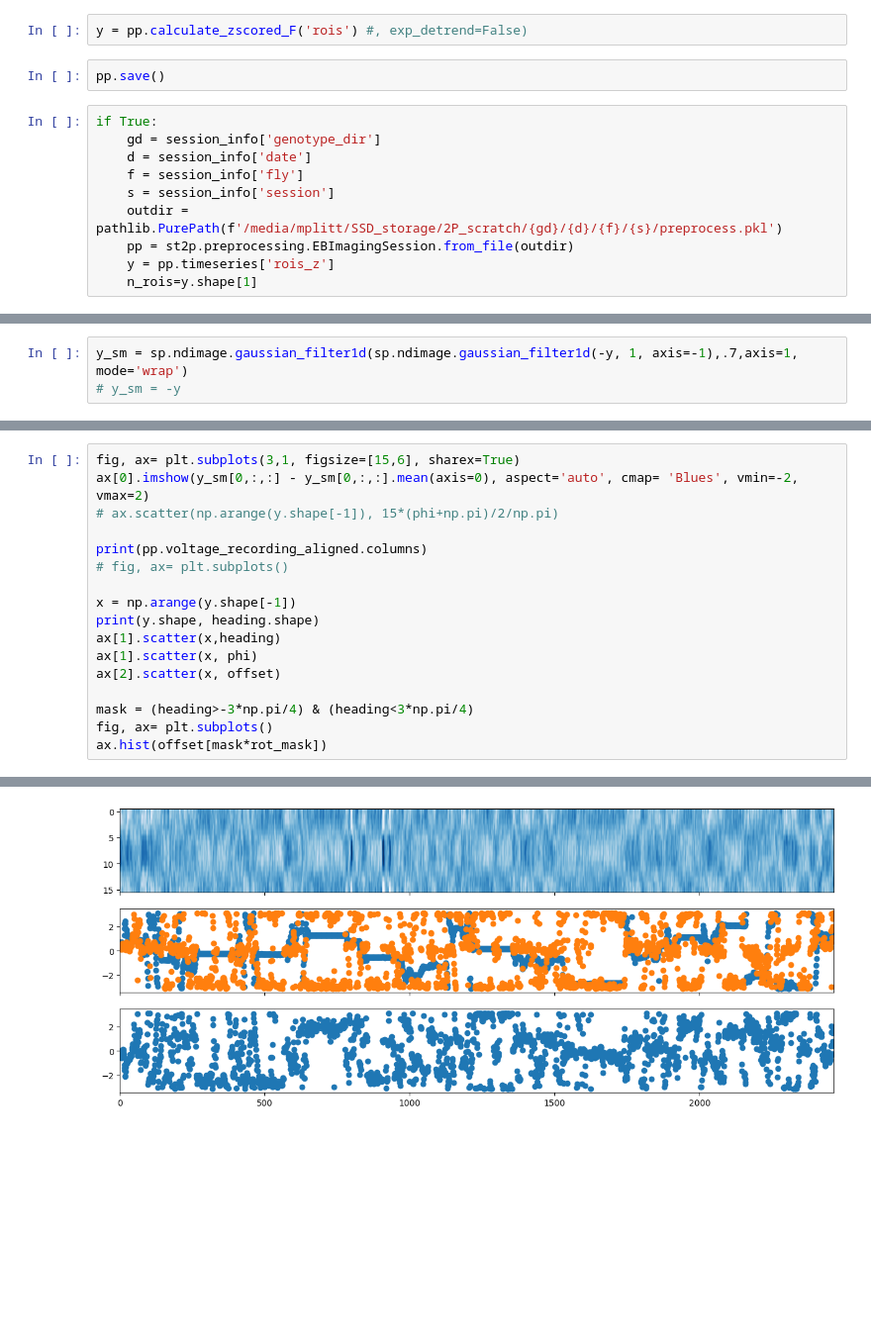
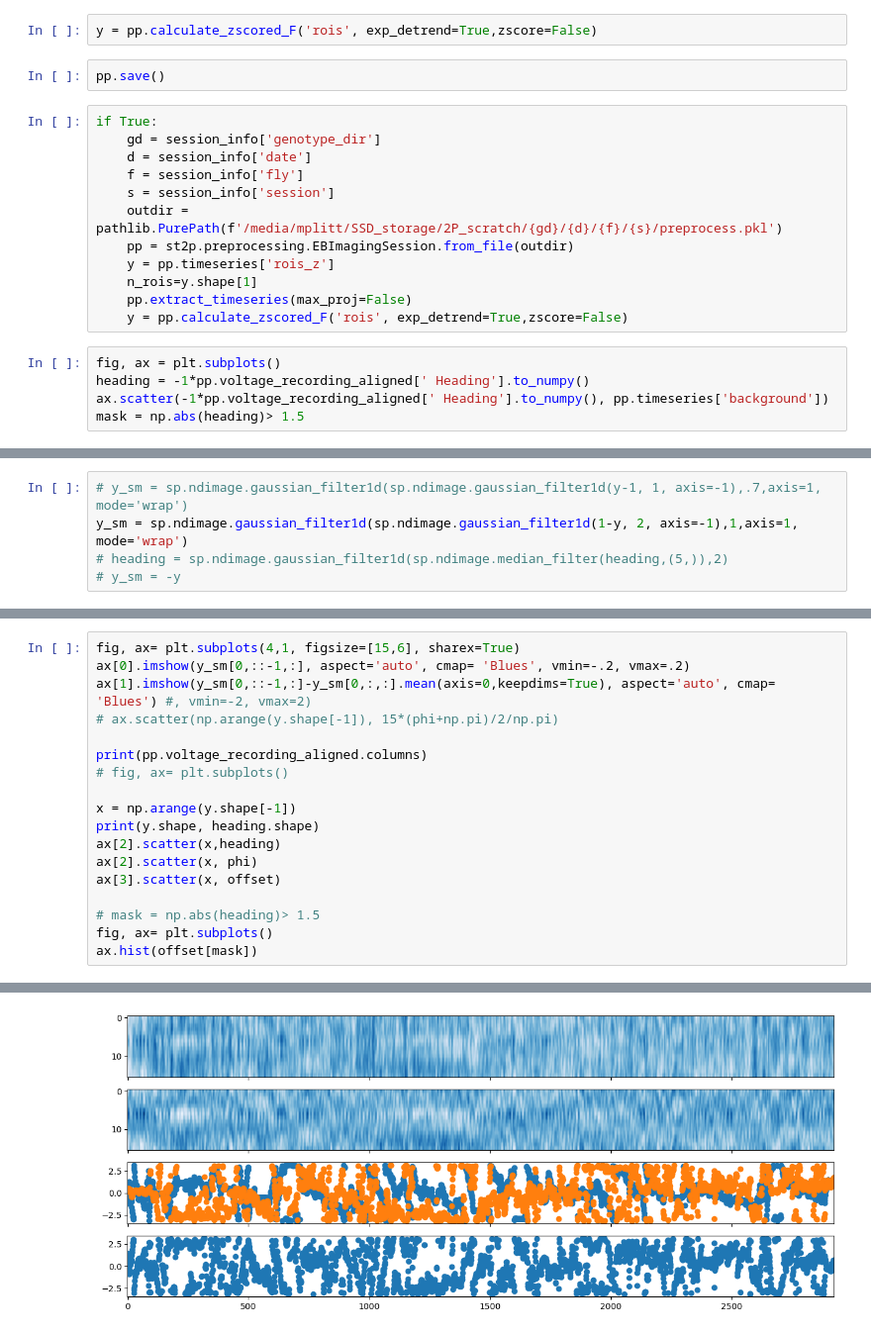
Before and after one commit to yfisher-lab/NeuromodPlasticity, a Jupyter notebook: Notebooks/ring_terminal_imaging/R4d_sytjGCaMP7f_attp2_preprocessing.ipynb, the cells around one changed output, grey strips where cells are left out. Shown at 99% size. Cells and saved outputs as stored; diff of their text form; blank space fills up the shorter version.

```diff
--- a/Notebooks/ring_terminal_imaging/R4d_sytjGCaMP7f_attp2_preprocessing.ipynb
+++ b/Notebooks/ring_terminal_imaging/R4d_sytjGCaMP7f_attp2_preprocessing.ipynb
@@ -46,7 +59,7 @@ nap.make_phase_masks(n_rois=n_rois)
 pp.get_layers(nap)
 pp.extract_timeseries(max_proj=False)
 # %%
-y = pp.calculate_zscored_F('rois') #, exp_detrend=False)
+y = pp.calculate_zscored_F('rois', exp_detrend=True,zscore=False)
 # %%
 pp.save()
 # %%
@@ -59,3 +72,10 @@ if True:
     pp = st2p.preprocessing.EBImagingSession.from_file(outdir)
     y = pp.timeseries['rois_z']
     n_rois=y.shape[1]
+    pp.extract_timeseries(max_proj=False)
+    y = pp.calculate_zscored_F('rois', exp_detrend=True,zscore=False)
+# %%
+fig, ax = plt.subplots()
+heading = -1*pp.voltage_recording_aligned[' Heading'].to_numpy()
+ax.scatter(-1*pp.voltage_recording_aligned[' Heading'].to_numpy(), pp.timeseries['background'])
+mask = np.abs(heading)> 1.5
@@ -62,3 +84,5 @@ if True:
 # %%
-y_sm = sp.ndimage.gaussian_filter1d(sp.ndimage.gaussian_filter1d(-y, 1, axis=-1),.7,axis=1, mode='wrap')
+# y_sm = sp.ndimage.gaussian_filter1d(sp.ndimage.gaussian_filter1d(y-1, 1, axis=-1),.7,axis=1, mode='wrap')
+y_sm = sp.ndimage.gaussian_filter1d(sp.ndimage.gaussian_filter1d(1-y, 2, axis=-1),1,axis=1, mode='wrap')
+# heading = sp.ndimage.gaussian_filter1d(sp.ndimage.median_filter(heading,(5,)),2)
 # y_sm = -y
@@ -109,6 +141,7 @@ ax.scatter(dh, dphi)
 # %%
-fig, ax= plt.subplots(3,1, figsize=[15,6], sharex=True)
-ax[0].imshow(y_sm[0,:,:] - y_sm[0,:,:].mean(axis=0), aspect='auto', cmap= 'Blues', vmin=-2, vmax=2)
+fig, ax= plt.subplots(4,1, figsize=[15,6], sharex=True)
+ax[0].imshow(y_sm[0,::-1,:], aspect='auto', cmap= 'Blues', vmin=-.2, vmax=.2)
+ax[1].imshow(y_sm[0,::-1,:]-y_sm[0,:,:].mean(axis=0,keepdims=True), aspect='auto', cmap= 'Blues') #, vmin=-2, vmax=2)
 # ax.scatter(np.arange(y.shape[-1]), 15*(phi+np.pi)/2/np.pi)
 
 print(pp.voltage_recording_aligned.columns)
@@ -116,13 +149,13 @@ print(pp.voltage_recording_aligned.columns)
 
 x = np.arange(y.shape[-1])
 print(y.shape, heading.shape)
-ax[1].scatter(x,heading)
-ax[1].scatter(x, phi)
-ax[2].scatter(x, offset)
+ax[2].scatter(x,heading)
+ax[2].scatter(x, phi)
+ax[3].scatter(x, offset)
 
-mask = (heading>-3*np.pi/4) & (heading<3*np.pi/4)
+# mask = np.abs(heading)> 1.5
 fig, ax= plt.subplots()
-ax.hist(offset[mask*rot_mask])
+ax.hist(offset[mask])
 # %% [output]
 Index(['Time(ms)', ' Start Trigger', ' Opto Trigger', ' FicTrac Cam Exp.',
        ' FicTrac Frame Proc.', ' Heading', ' Y/Index', ' Arena DAC1',
@@ -137,2 +170,2 @@ Index(['Time(ms)', ' Start Trigger', ' Opto Trigger', ' FicTrac Cam Exp.',
  <BarContainer object of 10 artists>)
-[figure, old version]
+[figure, new version]
```
Also changed, not shown: parts of 17 cells of this notebook, 14 other files.
